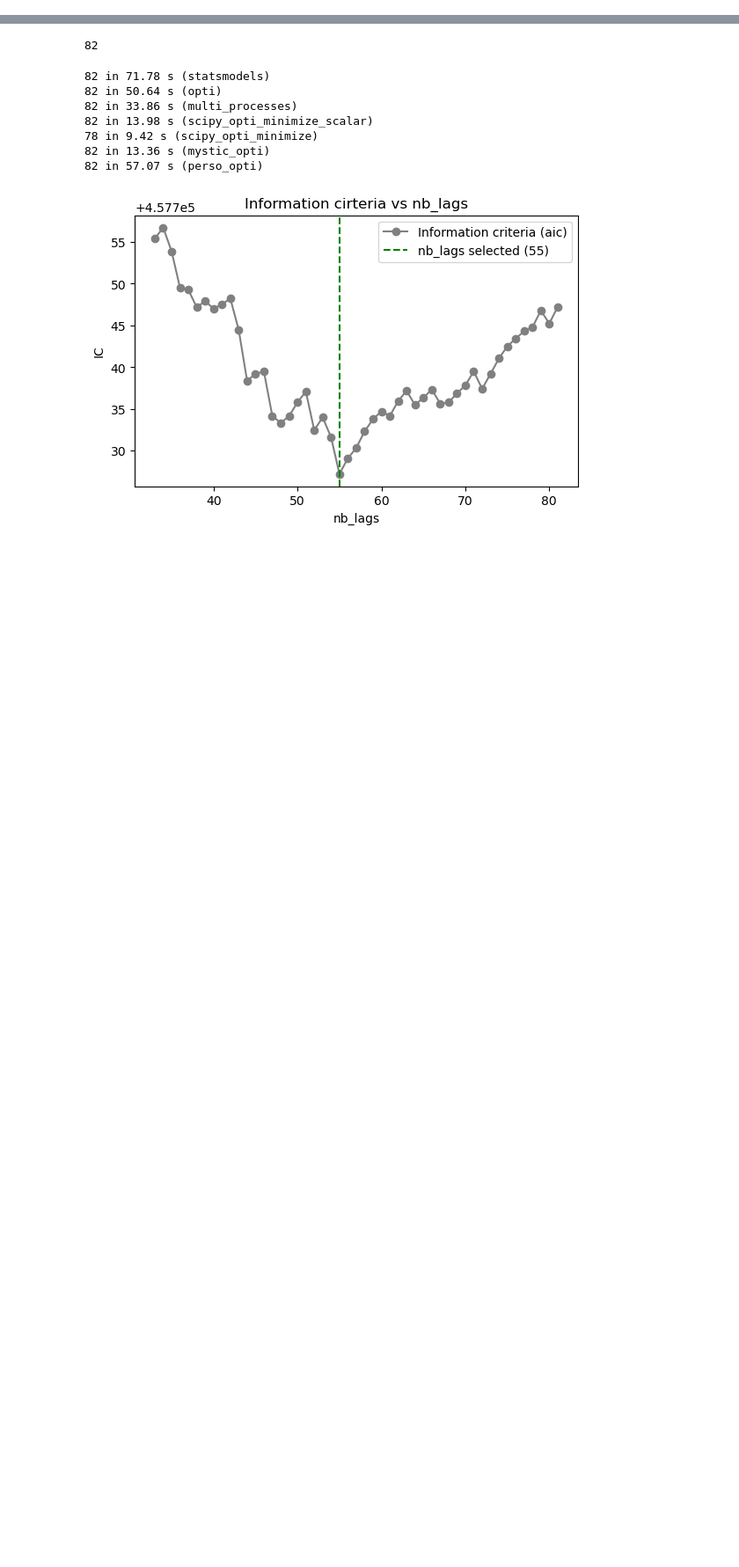
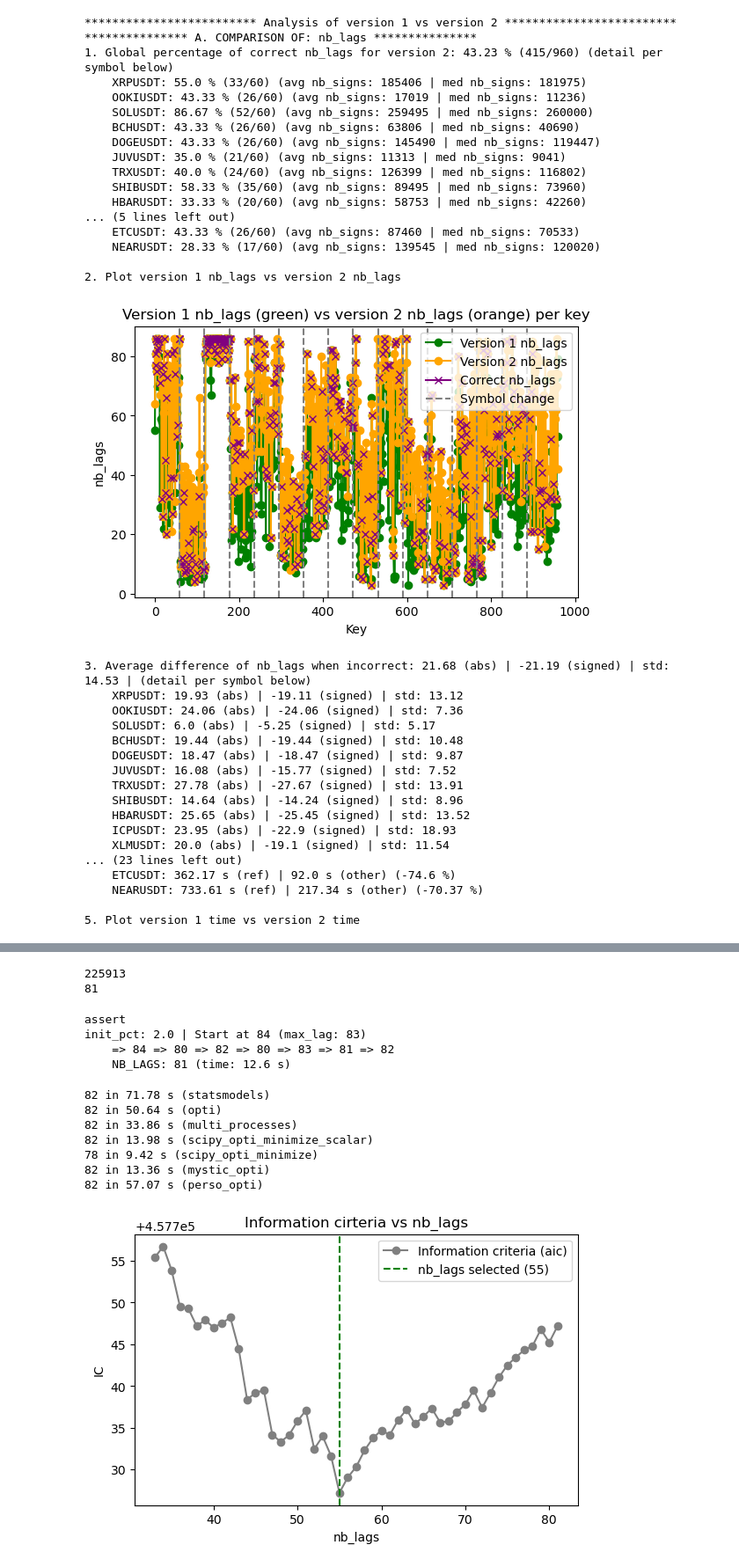
Before and after one commit to MartinGangand/tradeflow, a Jupyter notebook: trade_flow_modelling/src/notebooks/ar_selection_opti.ipynb, the cells around one changed output, grey strips where cells are left out. Shown at 88% size. Drawn from its saved outputs; the diff is of its cells as text; code cells hidden in the pictures; blank space fills up the shorter version.

```diff
--- a/trade_flow_modelling/src/notebooks/ar_selection_opti.ipynb
+++ b/trade_flow_modelling/src/notebooks/ar_selection_opti.ipynb
@@ -286,0 +449,40 @@ syms = symbols[4:6]
+# %%
+compare_ar_selection_versions(dic_ref, dic_mystic_opti_2)
+# Display symbols in ascending order of median number of trades per day
+# Allow to select only some symbols for comparison
+# %% [output]
+************************* Analysis of version 1 vs version 2 *************************
+*************** A. COMPARISON OF: nb_lags ***************
+1. Global percentage of correct nb_lags for version 2: 43.23 % (415/960) (detail per symbol below)
+    XRPUSDT: 55.0 % (33/60) (avg nb_signs: 185406 | med nb_signs: 181975)
+    OOKIUSDT: 43.33 % (26/60) (avg nb_signs: 17019 | med nb_signs: 11236)
+    SOLUSDT: 86.67 % (52/60) (avg nb_signs: 259495 | med nb_signs: 260000)
+    BCHUSDT: 43.33 % (26/60) (avg nb_signs: 63806 | med nb_signs: 40690)
+    DOGEUSDT: 43.33 % (26/60) (avg nb_signs: 145490 | med nb_signs: 119447)
+    JUVUSDT: 35.0 % (21/60) (avg nb_signs: 11313 | med nb_signs: 9041)
+    TRXUSDT: 40.0 % (24/60) (avg nb_signs: 126399 | med nb_signs: 116802)
+    SHIBUSDT: 58.33 % (35/60) (avg nb_signs: 89495 | med nb_signs: 73960)
+    HBARUSDT: 33.33 % (20/60) (avg nb_signs: 58753 | med nb_signs: 42260)
+... (5 lines left out)
+    ETCUSDT: 43.33 % (26/60) (avg nb_signs: 87460 | med nb_signs: 70533)
+    NEARUSDT: 28.33 % (17/60) (avg nb_signs: 139545 | med nb_signs: 120020)
+
+2. Plot version 1 nb_lags vs version 2 nb_lags
+[figure, added]
+3. Average difference of nb_lags when incorrect: 21.68 (abs) | -21.19 (signed) | std: 14.53 | (detail per symbol below)
+    XRPUSDT: 19.93 (abs) | -19.11 (signed) | std: 13.12
+    OOKIUSDT: 24.06 (abs) | -24.06 (signed) | std: 7.36
+    SOLUSDT: 6.0 (abs) | -5.25 (signed) | std: 5.17
+    BCHUSDT: 19.44 (abs) | -19.44 (signed) | std: 10.48
+    DOGEUSDT: 18.47 (abs) | -18.47 (signed) | std: 9.87
+    JUVUSDT: 16.08 (abs) | -15.77 (signed) | std: 7.52
+    TRXUSDT: 27.78 (abs) | -27.67 (signed) | std: 13.91
+    SHIBUSDT: 14.64 (abs) | -14.24 (signed) | std: 8.96
+    HBARUSDT: 25.65 (abs) | -25.45 (signed) | std: 13.52
+    ICPUSDT: 23.95 (abs) | -22.9 (signed) | std: 18.93
+    XLMUSDT: 20.0 (abs) | -19.1 (signed) | std: 11.54
+... (23 lines left out)
+    ETCUSDT: 362.17 s (ref) | 92.0 s (other) (-74.6 %)
+    NEARUSDT: 733.61 s (ref) | 217.34 s (other) (-70.37 %)
+
+5. Plot version 1 time vs version 2 time
@@ -287,8 +490,9 @@ syms = symbols[4:6]
 # %%
-# signs = sign_extractor.retrieve_signs(symbols[0], dates[0], dates[0])[:250000]
-# print(len(signs))
+signs = sign_extractor.retrieve_signs(symbols[1], dates_jan_2024[1], dates_jan_2024[1])[:250000]
+print(len(signs))
 
-# ar_model = autoregressive_model.AutoregressiveModel(signs, nb_lags=None)
-# print(ar_model.select_model_nb_lags("statsmodels"))
+ar_model = autoregressive_model.AutoregressiveModel(signs, nb_lags=None)
+print(ar_model.select_model_nb_lags("statsmodels"))
 # %% [output]
-82
+225913
+81
@@ -295,3 +572,23 @@ syms = symbols[4:6]
+# %%
+for init_pct in [0, 0.2, 0.4, 0.6, 0.8, 1, 1.25, 2.0][-1:]:
+    s = time.time()
+    nb_lags = ar_select_order_mystic_opti(signs, init_pct=init_pct)
+    # nb_lags = ar_select_order_scipy_opti_minimize(signs, init_pct=init_pct)
+    e = time.time()
+    print(f"\n    NB_LAGS: {nb_lags} (time: {round(e - s, 1)} s)\n")
+
+# init_pct: 0 | Start at 1 (max_lag: 83)
+#     => 1 => 5 => 9 => 13 => 21 => 29 => 45 => 61 => 45 => 77 => 69 => 61 => 73 => 77 => 71 => 69 => 72 => 70 => 72 => 72 => 70 => 71
+#     NB_LAGS: 70 (time: 22.4 s)
+
+# init_pct: 0.2 | Start at 8 (max_lag: 83)
+#     => 8 => 12 => 16 => 20 => 28 => 36 => 52 => 68 => 52 => 84 => 76 => 80 => 80 => 82 => 80 => 83 => 81 => 82
+#     NB_LAGS: 81 (time: 25.5 s)
+# %% [output]
+assert
+init_pct: 2.0 | Start at 84 (max_lag: 83)
+    => 84 => 80 => 82 => 80 => 83 => 81 => 82
+    NB_LAGS: 81 (time: 12.6 s)
 # %%
 versions = ["statsmodels", "opti", "multi_processes", "scipy_opti_minimize_scalar", "scipy_opti_minimize", "mystic_opti", "perso_opti"]
 ar_model = autoregressive_model.AutoregressiveModel(signs[:], nb_lags=None)
```
Also changed, not shown: parts of 13 cells of this notebook, 4 other files.
